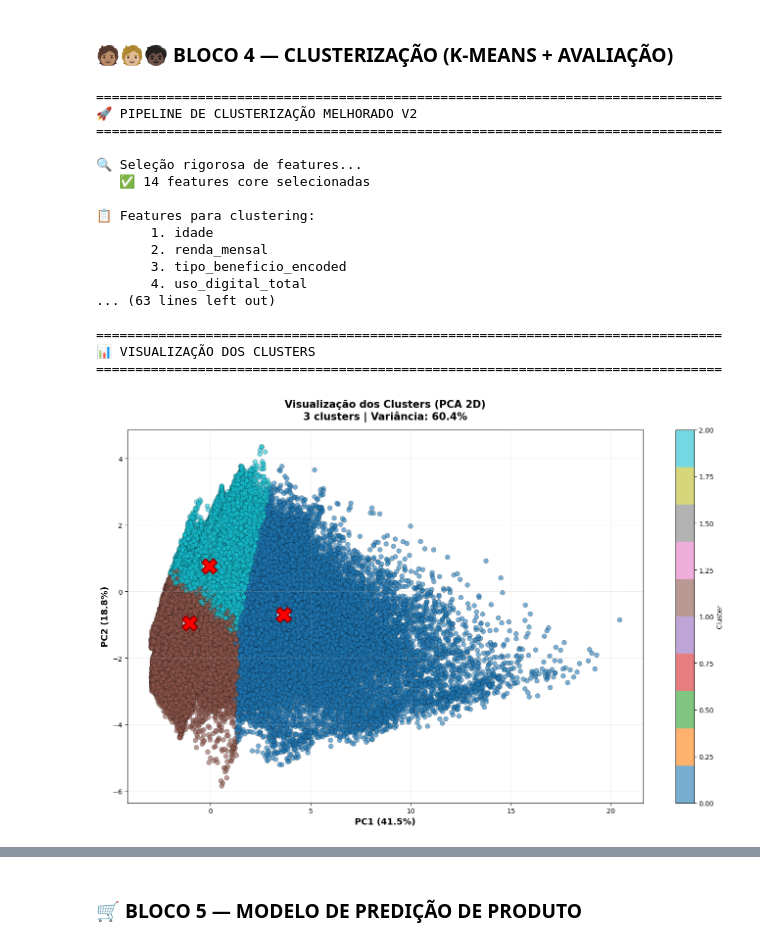
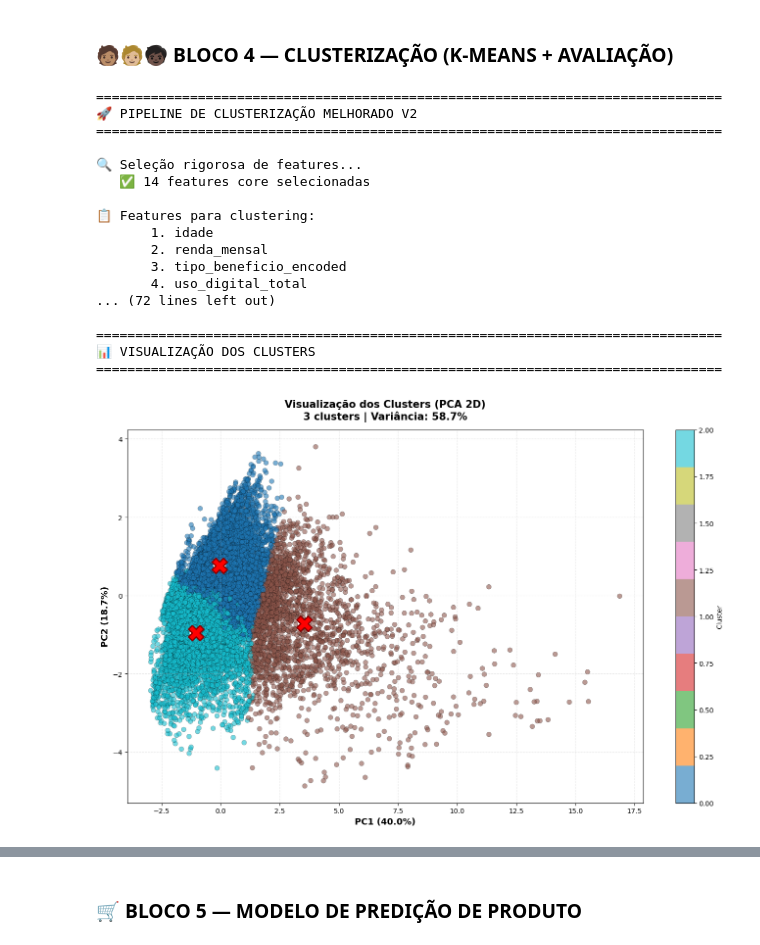
Before and after one commit to andrecini/SmartReach, a Jupyter notebook: Bmg.SmartReach.Mvp.ipynb, the cells around one changed output, grey strips where cells are left out. Saved outputs shown, nothing was run; the diff lists cells and outputs as text; code cells hidden in the pictures.

Commit message:
Melhorias de funcionamento, adição de propridades, adequação das mensagens por estado e testes com gemini

```diff
--- a/Bmg.SmartReach.Mvp.ipynb
+++ b/Bmg.SmartReach.Mvp.ipynb
@@ -74,6 +82,11 @@ PARAMETROS_RENDA = {
 
 TEMPO_CASA = {'shape': 2.5, 'scale': 25, 'min': 3, 'max': 240}            # ↑ Clientes mais antigos no banco
 
+PROPORCAO_ESTADOS = {
+    'MG': 0.50,  # 50% Minas Gerais
+    'SP': 0.50   # 50% São Paulo
+}
+
 USO_CANAIS_POR_IDADE = {
     'idoso': {'whatsapp': 15, 'sms': 6, 'email': 2, 'app': 1},            # ↑ Preferência por WhatsApp e SMS
     'meia_idade': {'whatsapp': 12, 'email': 5, 'app': 4, 'sms': 3},       # Equilíbrio entre canais
@@ -232,7 +401,7 @@ def gerar_dados_sinteticos(n_clientes: int = 20000) -> pd.DataFrame:
 
     return df
 # %%
-df = gerar_dados_sinteticos(n_clientes=500000)
+df = gerar_dados_sinteticos(n_clientes=20000)
 
 print(f"✅ Dados gerados: {len(df):,} clientes")
 print(f"\n📊 Primeiras linhas:")
@@ -666,6 +835,27 @@ def clusterizar_perfis_v2(df: pd.DataFrame, usar_pca: bool = True, metodo_scalin
     return df, kmeans_final, scaler, k_final, features, pca_obj
 
 
+def validar_objetos_clustering(kmeans_model, scaler_cluster, pca_cluster, features_cluster):
+    """Valida se todos os objetos necessários foram salvos."""
+    print("\n🔍 VALIDAÇÃO DOS OBJETOS DE CLUSTERING:")
+
+    assert kmeans_model is not None, "❌ kmeans_model não foi salvo!"
+    print("   ✅ kmeans_model: OK")
+
+    assert scaler_cluster is not None, "❌ scaler_cluster não foi salvo!"
+    print("   ✅ scaler_cluster: OK")
+
+    if pca_cluster is not None:
+        print(f"   ✅ pca_cluster: OK (n_components={pca_cluster.n_components_})")
+    else:
+        print("   ℹ️  pca_cluster: None (PCA não foi usado)")
+
+    assert len(features_cluster) > 0, "❌ features_cluster vazio!"
+    print(f"   ✅ features_cluster: OK ({len(features_cluster)} features)")
+
+    print("\n✅ Todos os objetos validados!\n")
+
+
 def visualizar_resultados(df: pd.DataFrame, features: List[str], scaler: StandardScaler):
     print(f"\n{'='*80}")
     print("📊 VISUALIZAÇÃO DOS CLUSTERS")
@@ -721,35 +911,37 @@ def visualizar_resultados(df: pd.DataFrame, features: List[str], scaler: Standar
 # Executar clusterização
 # ✅ ALTERAÇÃO: Capturar também o pca_cluster
 df, kmeans_model, scaler_cluster, k_final, features_cluster, pca_cluster = clusterizar_perfis_v2(
     df,
     usar_pca=True,
     metodo_scaling='robust',
     k_min=3,
     k_max=8,
     variancia_pca=0.85
 )
 
+validar_objetos_clustering(kmeans_model, scaler_cluster, pca_cluster, features_cluster)
+
 # Visualizar
 visualizar_resultados(df, features_cluster, scaler_cluster)
 # %% [output]
 ================================================================================
 🚀 PIPELINE DE CLUSTERIZAÇÃO MELHORADO V2
 ================================================================================
 
 🔍 Seleção rigorosa de features...
    ✅ 14 features core selecionadas
 
 📋 Features para clustering:
        1. idade
        2. renda_mensal
        3. tipo_beneficio_encoded
        4. uso_digital_total
-... (63 lines left out)
+... (72 lines left out)
 
 ================================================================================
 📊 VISUALIZAÇÃO DOS CLUSTERS
 ================================================================================
-[figure, old version]
+[figure, new version]
 # %%
 def interpretar_clusters(df: pd.DataFrame) -> pd.DataFrame:
     """Gera tabela de interpretação por cluster."""
```
Also changed, not shown: parts of 53 cells of this notebook, 2 other files.
